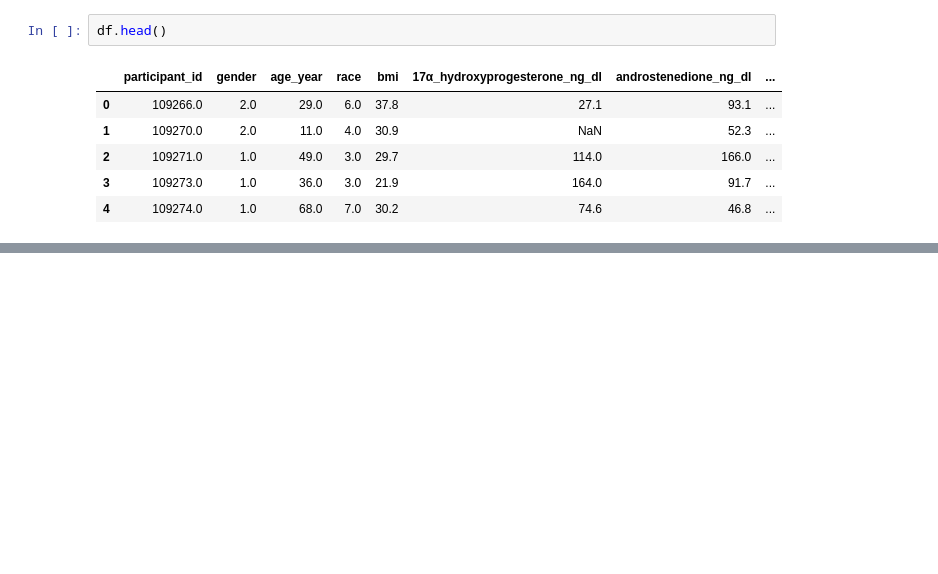
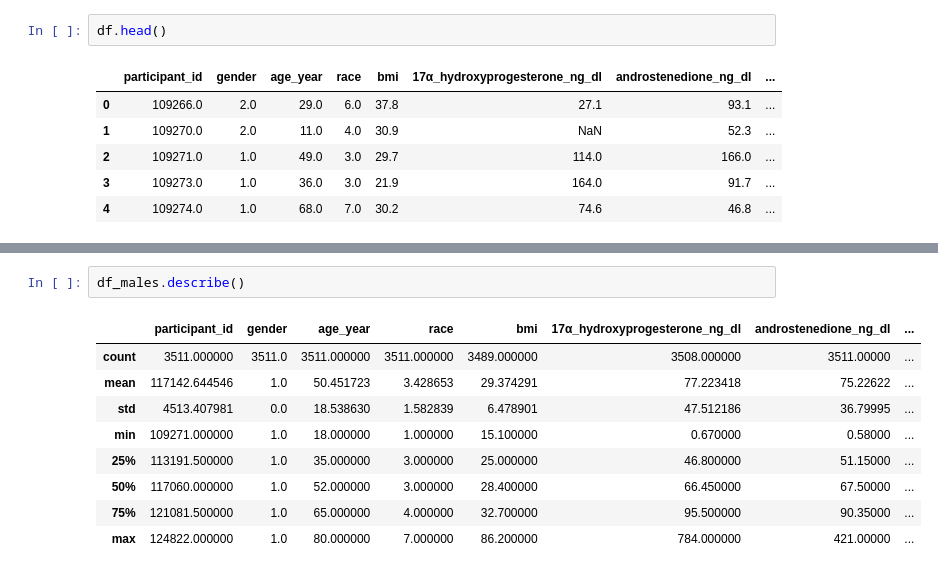
Before and after one commit to eudorach/portfolio_ds_projects, a Jupyter notebook: NHANES_analysis/7_blood_lab_sex_hormone.ipynb, the cells around one changed output, grey strips where cells are left out. Drawn from its saved outputs; the diff is of its cells as text; blank space fills up the shorter version.

```diff
--- a/NHANES_analysis/7_blood_lab_sex_hormone.ipynb
+++ b/NHANES_analysis/7_blood_lab_sex_hormone.ipynb
@@ -176,0 +196,12 @@ df.describe()
+# %%
+df_males.describe()
+# %% [output]
+|  | participant_id | gender | age_year | race | bmi | 17α_hydroxyprogesterone_ng_dl | androstenedione_ng_dl | ... |
+| count | 3511.000000 | 3511.0 | 3511.000000 | 3511.000000 | 3489.000000 | 3508.000000 | 3511.00000 | ... |
+| mean | 117142.644546 | 1.0 | 50.451723 | 3.428653 | 29.374291 | 77.223418 | 75.22622 | ... |
+| std | 4513.407981 | 0.0 | 18.538630 | 1.582839 | 6.478901 | 47.512186 | 36.79995 | ... |
+| min | 109271.000000 | 1.0 | 18.000000 | 1.000000 | 15.100000 | 0.670000 | 0.58000 | ... |
+| 25% | 113191.500000 | 1.0 | 35.000000 | 3.000000 | 25.000000 | 46.800000 | 51.15000 | ... |
+| 50% | 117060.000000 | 1.0 | 52.000000 | 3.000000 | 28.400000 | 66.450000 | 67.50000 | ... |
+| 75% | 121081.500000 | 1.0 | 65.000000 | 4.000000 | 32.700000 | 95.500000 | 90.35000 | ... |
+| max | 124822.000000 | 1.0 | 80.000000 | 7.000000 | 86.200000 | 784.000000 | 421.00000 | ... |
```
Also changed, not shown: parts of 11 cells of this notebook, 1 other file.
